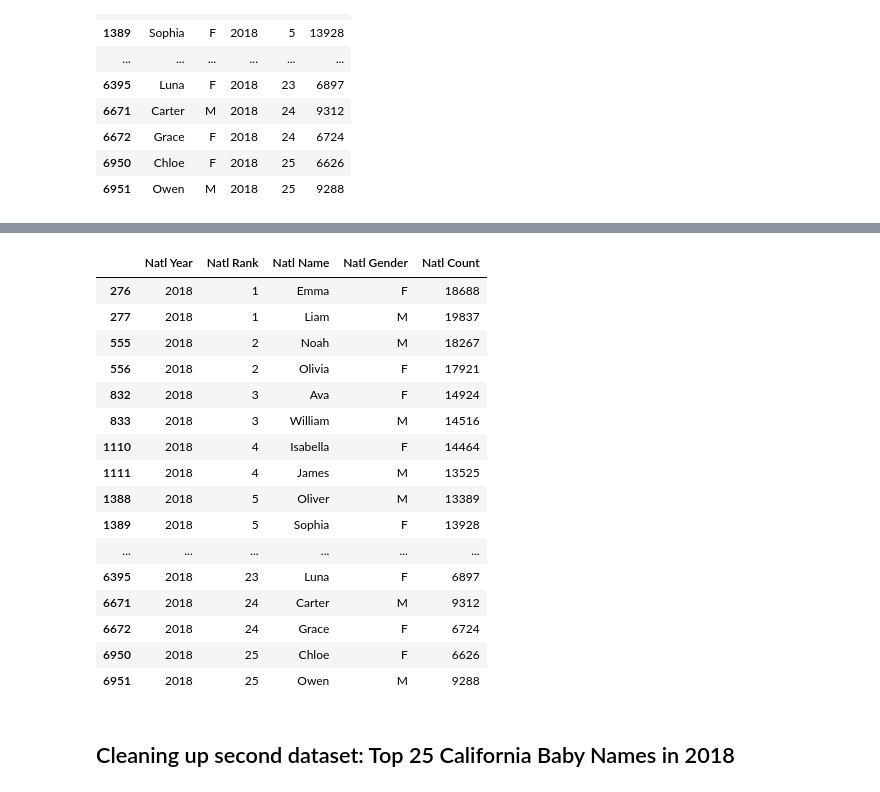
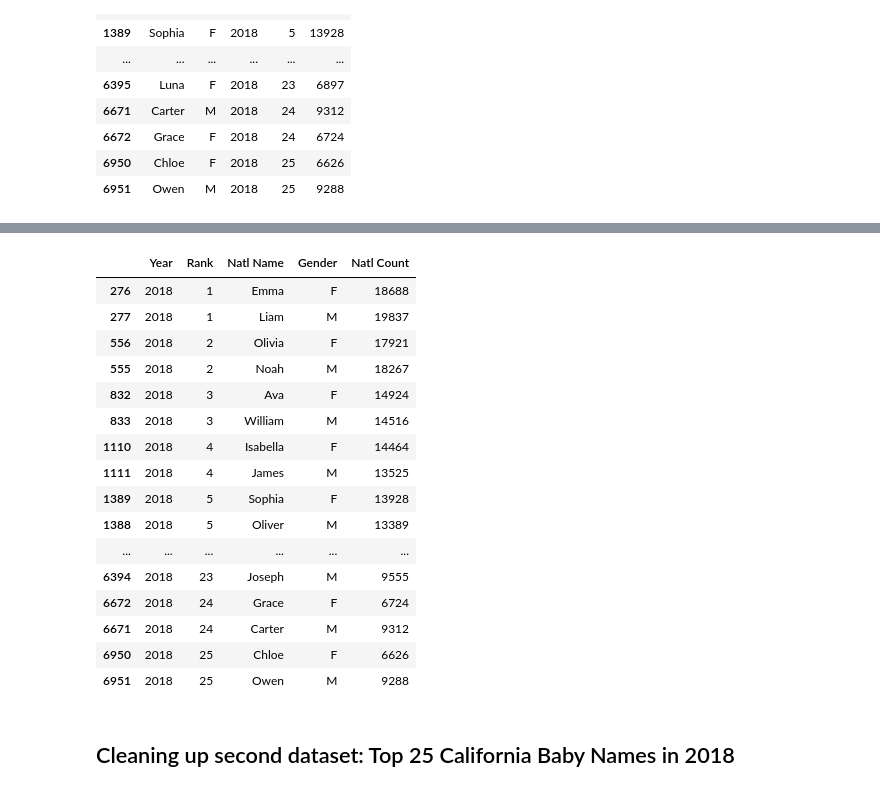
Before and after one commit to teresaflicek/Baby-Names-ETL, a Jupyter notebook: Baby_Names.ipynb, the cells around one changed output, grey strips where cells are left out. Saved outputs shown, nothing was run; the diff lists cells and outputs as text; code cells hidden in the pictures.

```diff
--- a/Baby_Names.ipynb
+++ b/Baby_Names.ipynb
@@ -44,7 +44,7 @@ count     int64
 dtype: object
 # %%
 #diplay only the 2018 data and the top 25 baby names to compare to CA dataset and make a copy
-top_nat_names = national_df[(national_df.year == 2018) & (top_nat_names['rank'] <= 25)].copy()
+top_nat_names = national_df[(national_df.year == 2018) & (national_df['rank'] <= 25)].copy()
 
 #display the dataframe
 top_nat_names
@@ -68,6 +68,6 @@ top_nat_names
 | 6951 | Owen | M | 2018 | 25 | 9288 |
 # %%
 #rename the columns
-top_nat_names = top_nat_names.rename(columns={"name": "Natl Name", "sex": "Natl Gender", "year":"Natl Year", "rank":"Natl Rank", "count":"Natl Count"}).copy()
+top_nat_names = top_nat_names.rename(columns={"name": "Natl Name", "sex": "Gender", "year":"Year", "rank":"Rank", "count":"Natl Count"}).copy()
 top_nat_names.head()
 # %% [output]
@@ -77,3 +77,6 @@ top_nat_names.head()
 | 555 | Noah | M | 2018 | 2 | 18267 |
 | 556 | Olivia | F | 2018 | 2 | 17921 |
 | 832 | Ava | F | 2018 | 3 | 14924 |
+# %%
+top_nat_names = top_nat_names.sort_values(by=['Rank','Gender']).copy()
+top_nat_names
@@ -80,25 +101,25 @@ top_nat_names.head()
 # %%
 #reorganized columns and created a copy
-clean_top_nat_names = top_nat_names[["Natl Year", "Natl Rank", "Natl Name", "Natl Gender", "Natl Count"]].copy()
+clean_top_nat_names = top_nat_names[["Year", "Rank", "Natl Name", "Gender", "Natl Count"]].copy()
 
 #display dataframe
 clean_top_nat_names
 # %% [output]
-|  | Natl Year | Natl Rank | Natl Name | Natl Gender | Natl Count |
+|  | Year | Rank | Natl Name | Gender | Natl Count |
 | 276 | 2018 | 1 | Emma | F | 18688 |
 | 277 | 2018 | 1 | Liam | M | 19837 |
+| 556 | 2018 | 2 | Olivia | F | 17921 |
 | 555 | 2018 | 2 | Noah | M | 18267 |
-| 556 | 2018 | 2 | Olivia | F | 17921 |
 | 832 | 2018 | 3 | Ava | F | 14924 |
 | 833 | 2018 | 3 | William | M | 14516 |
 | 1110 | 2018 | 4 | Isabella | F | 14464 |
 | 1111 | 2018 | 4 | James | M | 13525 |
+| 1389 | 2018 | 5 | Sophia | F | 13928 |
 | 1388 | 2018 | 5 | Oliver | M | 13389 |
-| 1389 | 2018 | 5 | Sophia | F | 13928 |
 | ... | ... | ... | ... | ... | ... |
-| 6395 | 2018 | 23 | Luna | F | 6897 |
+| 6394 | 2018 | 23 | Joseph | M | 9555 |
+| 6672 | 2018 | 24 | Grace | F | 6724 |
 | 6671 | 2018 | 24 | Carter | M | 9312 |
-| 6672 | 2018 | 24 | Grace | F | 6724 |
 | 6950 | 2018 | 25 | Chloe | F | 6626 |
 | 6951 | 2018 | 25 | Owen | M | 9288 |
 # %% [markdown]
```
Also changed, not shown: parts of 12 cells of this notebook.
